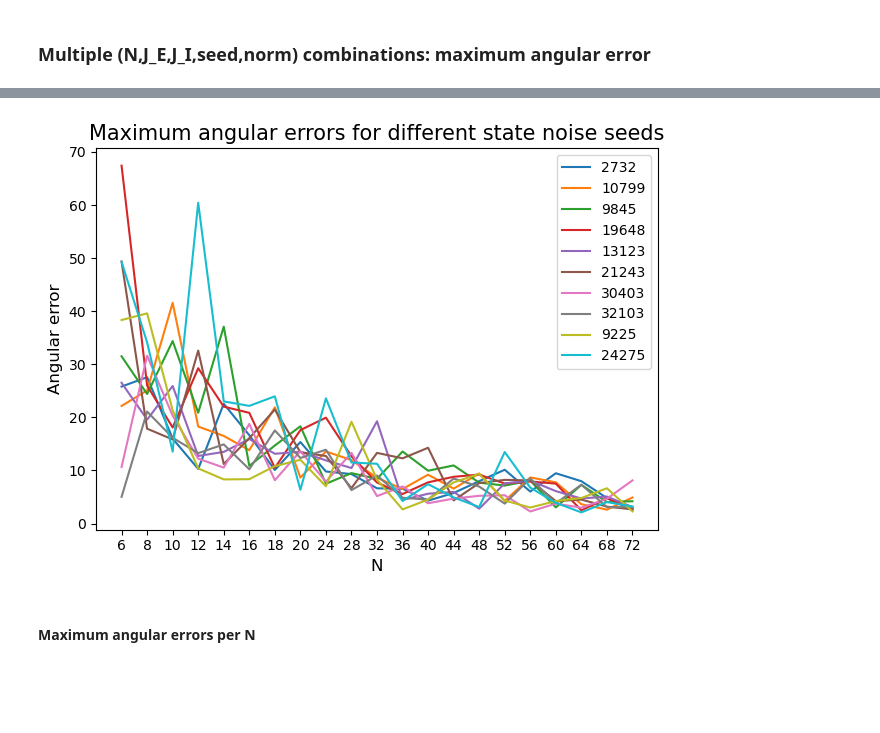
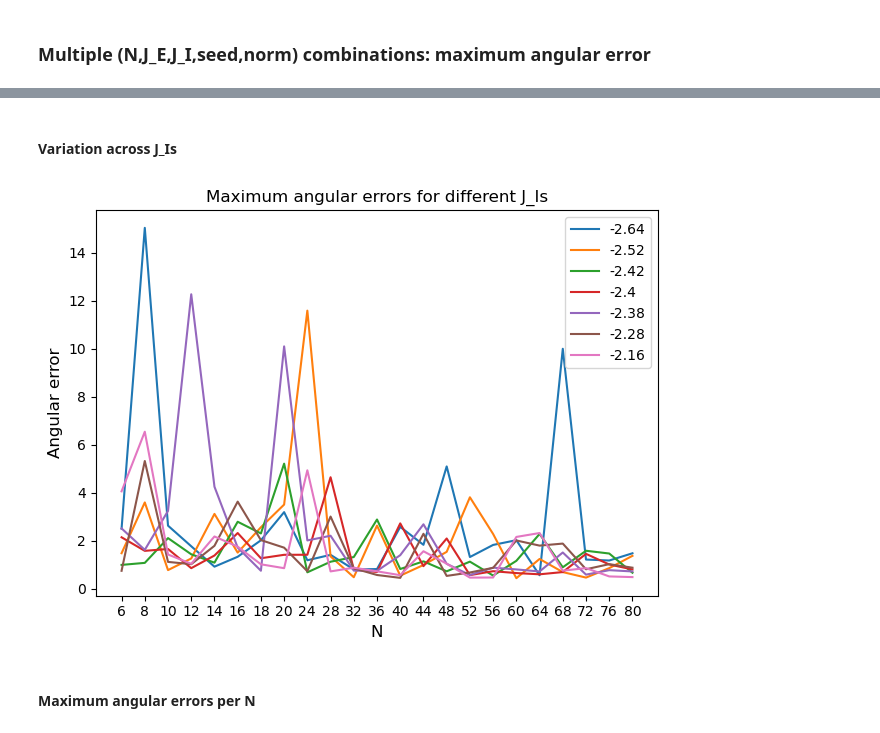
Before and after one commit to bics-rug/Attractor_based_memory_robustness, a Jupyter notebook: weight_state_noise.ipynb, the cells around one changed output, grey strips where cells are left out. Saved outputs shown, nothing was run; the diff lists cells and outputs as text; code cells hidden in the pictures; blank space fills up the shorter version.

```diff
--- a/weight_state_noise.ipynb
+++ b/weight_state_noise.ipynb
@@ -531,4 +531,9 @@ short_valid_JE_JI = [(10, -9),
                              (4, -3),
                              (3, -2)
                        ]
+
+weight_norms = [0,1,2,3,4,5,6,7,8,9,10]
+state_norms = [0,1,2,3,4,5,6,7,8,9,10]
+JEs = 4 + np.array([-10,-9,-8,-7,-6,-5,-4,-3,-2,-1,0,1,2,3,4,5,6,7,8,9,10]) / 100 * 4
+JIs = -2.4 + np.array([-10,-9,-8,-7,-6,-5,-4,-3,-2,-1,0,1,2,3,4,5,6,7,8,9,10]) / 100 * 2.4
 # %%
@@ -652,0 +698,6 @@ def extract_angle_errors(N_range,valid_JE_JI,filter_bool,filter_idx,filter_value
+# %%
+N_range = np.concatenate((np.arange(6,20,2), np.arange(20,56,4)))
+JEs = 4 + np.array([-10,-5,-3,-1,1,3,5,10]) / 100 * 4
+JIs = -2.4 + np.array([-10,-5,-3,-1,1,3,5,10]) / 100 * 2.4
+weight_norms = [1,3,5,10]
+state_norms = [1,3,5,10]
@@ -653,14 +724,14 @@ def extract_angle_errors(N_range,valid_JE_JI,filter_bool,filter_idx,filter_value
 # %%
 filter_bool=True
 filter_idx=-1
-for norm in norms:
-    angle_errors, counts = extract_angle_errors(N_range,valid_JE_JI,filter_bool,filter_idx,norm)
-    plt.plot(angle_errors, label=f'{norm}')
+for state_norm in state_norms:
+    angle_errors, counts = extract_angle_errors(N_range,filter_bool,filter_idx,state_norm)
+    plt.plot(angle_errors, label=f'{state_norm}')
 plt.legend()
 plt.xticks(np.arange(len(angle_errors)),N_range)
 plt.title('Maximum angular errors for different state noise norms',fontsize=12)
 plt.xlabel('N',fontsize=12)
 plt.ylabel('Angular error',fontsize=12)
 plt.tight_layout()
-plt.savefig('results//graphs//state_max_angular_errors_per_norm.png')
+plt.savefig('results//graphs//state_max_angular_errors_per_state_norm.png')
 # %% [output]
@@ -669,0 +762,13 @@ plt.savefig('results//graphs//state_max_angular_errors_per_norm.png')
+# %%
+filter_bool=True
+filter_idx=1
+for J_E in JEs:
+    angle_errors, counts = extract_angle_errors_JEI(N_range,filter_idx,J_E)
+    plt.plot(angle_errors, label=f'{J_E}')
+plt.legend()
+plt.xticks(np.arange(len(angle_errors)),N_range)
+plt.title('Maximum angular errors for different J_Es',fontsize=12)
+plt.xlabel('N',fontsize=12)
+plt.ylabel('Angular error',fontsize=12)
+plt.tight_layout()
+plt.savefig('results//graphs//state_max_angular_errors_per_J_E.png')
@@ -670,18 +777,20 @@ plt.savefig('results//graphs//state_max_angular_errors_per_norm.png')
+# %% [markdown]
+#### Variation across J_Is
 # %%
 filter_bool=True
-filter_idx=-2
-for seed in seeds:
-    angle_errors, counts = extract_angle_errors(N_range,valid_JE_JI,filter_bool,filter_idx,seed)
-    plt.plot(angle_errors, label=f'{seed}')
+filter_idx=2
+for J_I in JIs:
+    angle_errors, counts = extract_angle_errors_JEI(N_range,filter_idx,J_I)
+    plt.plot(angle_errors, label=f'{round(J_I,2)}')
 plt.legend()
 plt.xticks(np.arange(len(angle_errors)),N_range)
-plt.title('Maximum angular errors for different state noise seeds',fontsize=15)
+plt.title('Maximum angular errors for different J_Is',fontsize=12)
 plt.xlabel('N',fontsize=12)
 plt.ylabel('Angular error',fontsize=12)
 plt.tight_layout()
-plt.savefig('results//graphs//state_max_angular_errors_per_seed.png')
+plt.savefig('results//graphs//state_max_angular_errors_per_J_I.png')
 # %% [output]
-[figure, old version]
+[figure, new version]
 # %% [markdown]
 #### Maximum angular errors per N
 # %%
```
Also changed, not shown: parts of 16 cells of this notebook.
